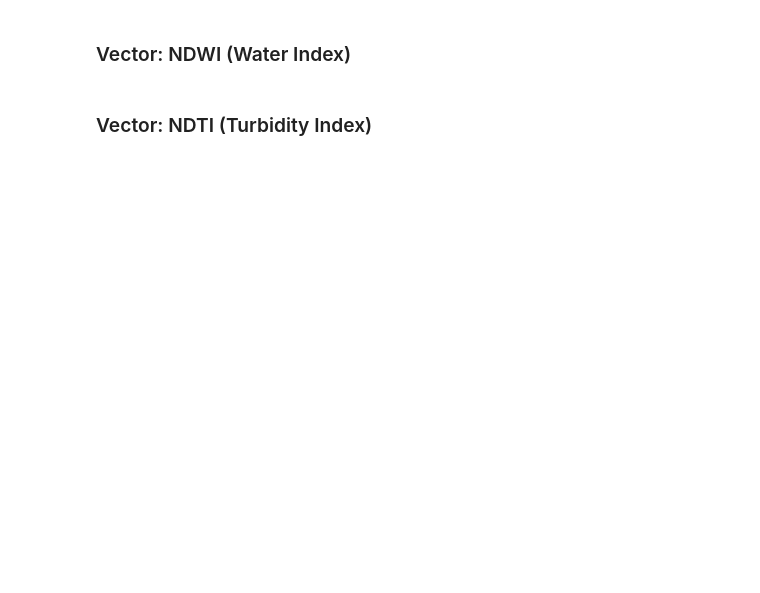
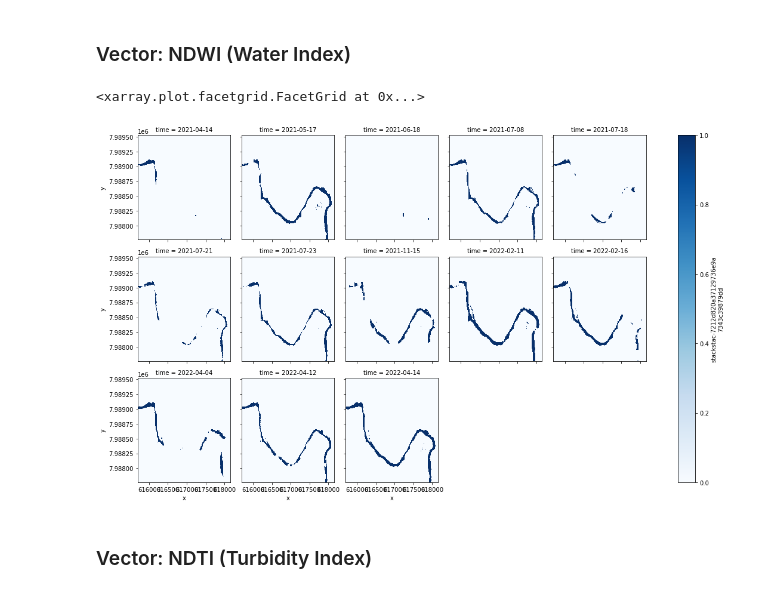
Before and after one commit to sopac/undp_mrd_river_extraction, a Jupyter notebook: river_extraction_monitoring.ipynb, the cells around one changed output. Cells and saved outputs as stored; diff of their text form; code cells hidden in the pictures; blank space fills up the shorter version.

Commit message:
Update notebook with NDWI threshold.

```diff
--- a/river_extraction_monitoring.ipynb
+++ b/river_extraction_monitoring.ipynb
@@ -109,5 +162,11 @@ ndwi = ((green - nir) / (green + nir)).compute()
+# %%
+#remove values less then 0.3
+ndwi = ndwi >= 0.0
 # %%
-ndwi.plot.imshow(x="x", y="y", col="time", col_wrap=5, cmap="viridis")
+ndwi.plot.imshow(x="x", y="y", col="time", col_wrap=5, cmap="Blues")
+# %% [output]
+<xarray.plot.facetgrid.FacetGrid at 0x...>
+[figure, added]
 # %% [markdown]
 ### Vector: NDTI (Turbidity Index)
 # %%
```
Also changed, not shown: parts of 15 cells of this notebook, 2 other files.
